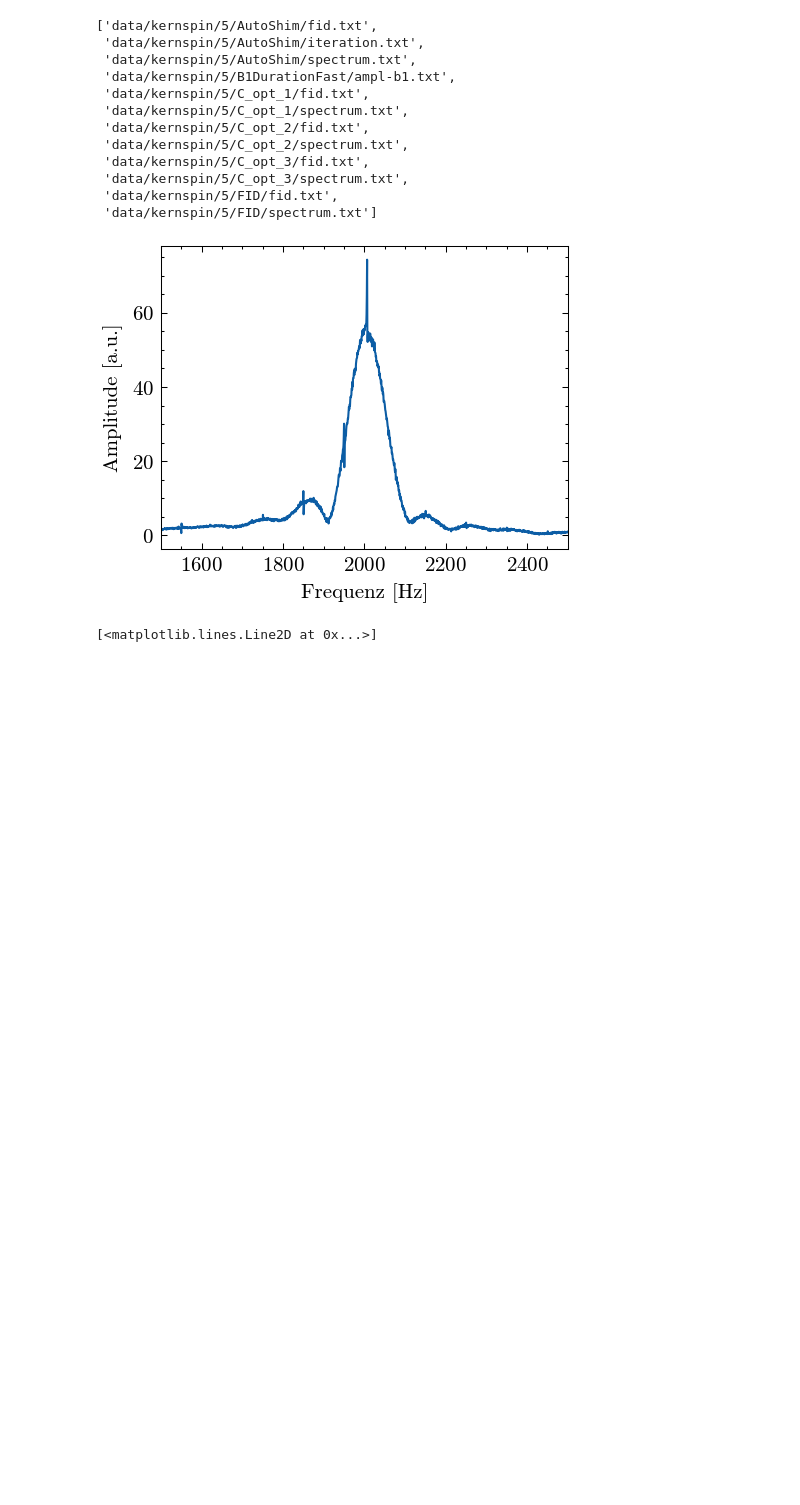
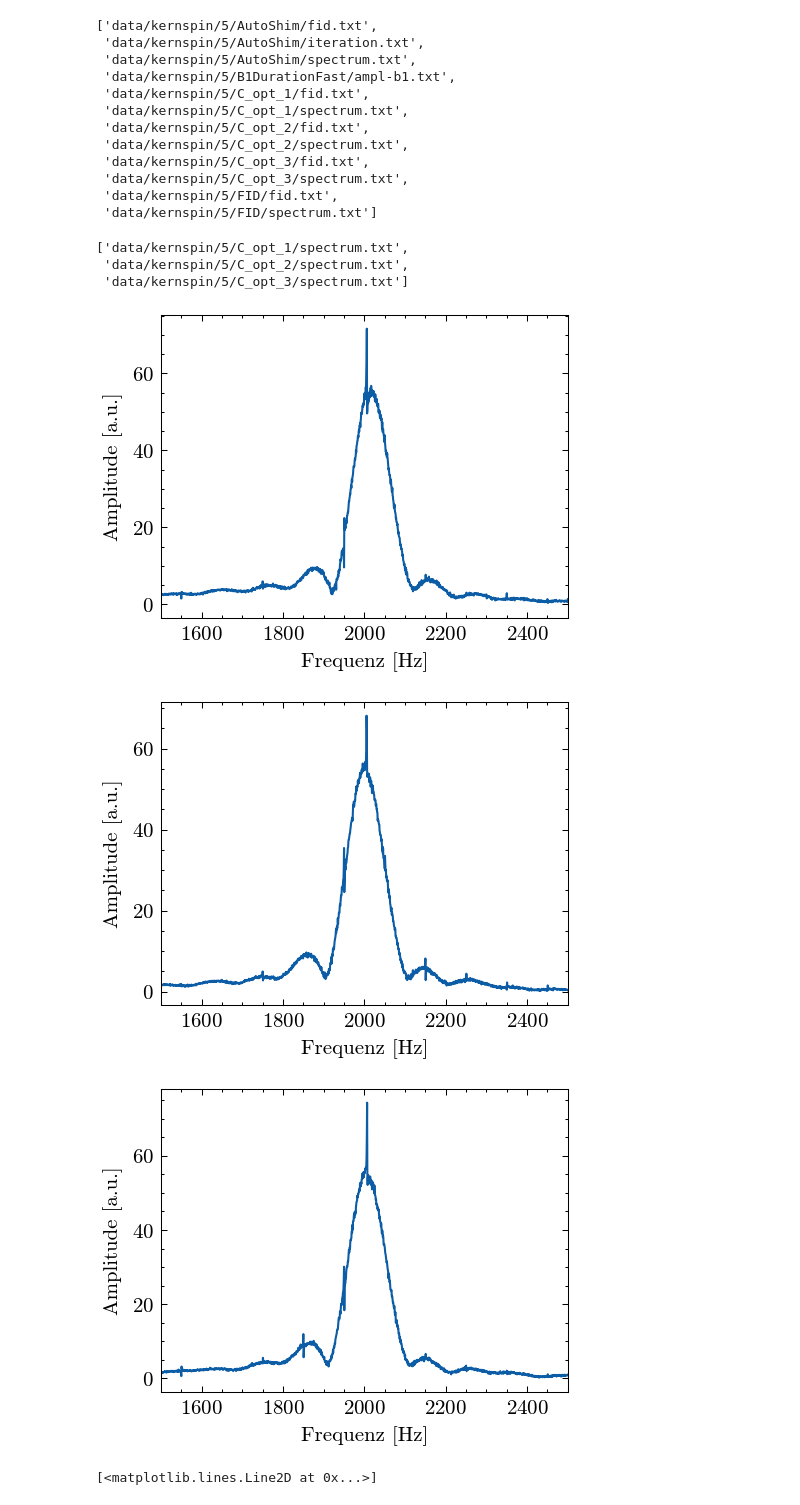
Before and after one commit to emhl/FP2, a Jupyter notebook: kernspin.ipynb, the cells around one changed output. Saved outputs shown, nothing was run; the diff lists cells and outputs as text; code cells hidden in the pictures; blank space fills up the shorter version.

```diff
--- a/kernspin.ipynb
+++ b/kernspin.ipynb
@@ -237,18 +240,27 @@ files5
  'data/kernspin/5/C_opt_3/spectrum.txt',
  'data/kernspin/5/FID/fid.txt',
  'data/kernspin/5/FID/spectrum.txt']
+# %%
+files5[5:-1:2]
+# %% [output]
+['data/kernspin/5/C_opt_1/spectrum.txt',
+ 'data/kernspin/5/C_opt_2/spectrum.txt',
+ 'data/kernspin/5/C_opt_3/spectrum.txt']
 # %%
-plt.figure()
-# C_opt_3
-d= dat5[9]
-plt.plot(d[0], d[1])
-plt.xlim(1500,2500)
+for i, d in enumerate(dat5[5:-1:2]):
+    plt.figure()
+    # C_opt_3
+    # d= dat5[9]
+    plt.plot(d[0], d[1])
+    plt.xlim(1500,2500)
 
-plt.xlabel('Frequenz [Hz]')
-plt.ylabel('Amplitude [a.u.]')
-plt.savefig(outdir+'5-c-opt.pdf')
+    plt.xlabel('Frequenz [Hz]')
+    plt.ylabel('Amplitude [a.u.]')
+    plt.savefig(outdir+f'5-c-opt-{i+1}.pdf')
 # %% [output]
-[figure, old version]
+[figure, new version]
+[figure, added]
+[figure, added]
 # %%
 plt.figure()
 d= dat5[1]
```
Also changed, not shown: parts of 8 cells of this notebook.
